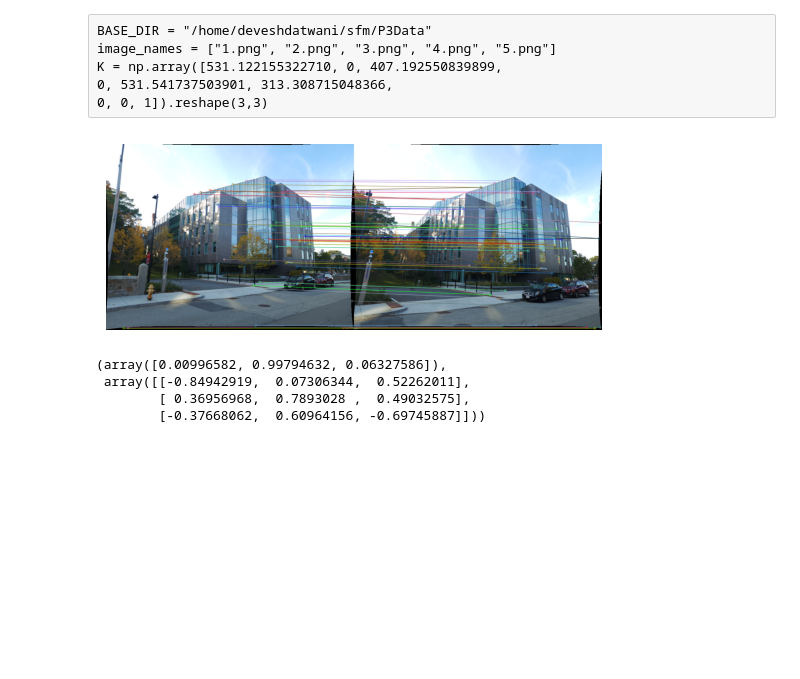
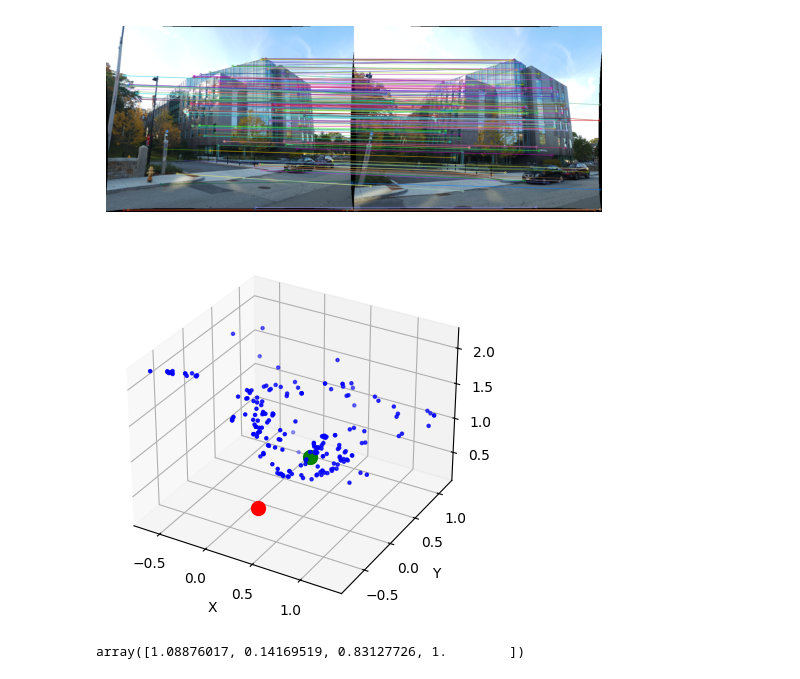
Before and after one commit to deveshdatwani/structure-from-motion, a Jupyter notebook: Sfm.ipynb, the cells around one changed output. Saved outputs shown, nothing was run; the diff lists cells and outputs as text; code cells hidden in the pictures; blank space fills up the shorter version.

```diff
--- a/Sfm.ipynb
+++ b/Sfm.ipynb
@@ -108,17 +252,27 @@ def get_camera_pose(E):
-# %% [raw]
-BASE_DIR = "/home/deveshdatwani/sfm/P3Data"
-image_names = ["1.png", "2.png", "3.png", "4.png", "5.png"]
-K = np.array([531.122155322710, 0, 407.192550839899,
-0, 531.541737503901, 313.308715048366,
-0, 0, 1]).reshape(3,3)
+# %%
+BASE_DIR = "/home/deveshdatwani/sfm/P3Data/"
+image_names = ["1.png", "2.png", "3.png", "4.png", "5.png"]
+k =  np.array([531.122155322710, 0, 407.192550839899,
+                0, 531.541737503901, 313.308715048366,
+                0, 0, 1]).reshape((3,3))
 # %%
 img = [cv2.cvtColor(cv2.imread(os.path.join(BASE_DIR, image_names[i])), cv2.COLOR_BGR2RGB) for i in range(5)]
 matches, kp1, kp2 = sift_match_images(img[0], img[1])
-good_matches = get_good_matches(matches)[:50]
+good_matches = get_good_matches(matches)[:200]
 draw_matches(good_matches, img[0], img[1], kp1, kp2)
 keypoints1, keypoints2 = get_keypoints(good_matches, kp1, kp2)
 F = estimate_F(keypoints1[:8], keypoints2[:8])
 E = estimate_E(K, F)
 camera_pose = get_camera_pose(E)
+R_SET = [i[1] for i in camera_pose]
+T_SET = [i[0] for i in camera_pose]
+d3_points, best_pose_idx = linear_triangulation(
+    R_SET, T_SET,
+    [convert_kp_to_numpy(i) for i in keypoints1],
+    [convert_kp_to_numpy(j) for j in keypoints2],
+    K
+)
+draw_triangulation(d3_points, R_SET[best_pose_idx], T_SET[best_pose_idx])
 # %% [output]
-[figure, old version]
+[figure, new version]
+[figure, added]
@@ -129,7 +279,4 @@ P = np.dot(np.dot(K, pose[0]), np.hstack((np.identity(3), pose[1])))
-# %%
-camera_pose[0]
-# %% [output]
-(array([0.00996582, 0.99794632, 0.06327586]),
- array([[-0.84942919,  0.07306344,  0.52262011],
-        [ 0.36956968,  0.7893028 ,  0.49032575],
-        [-0.37668062,  0.60964156, -0.69745887]]))
+# %%
+d3_points[2][1]
+# %% [output]
+array([1.08876017, 0.14169519, 0.83127726, 1.        ])
```
Also changed, not shown: parts of 5 cells of this notebook.
